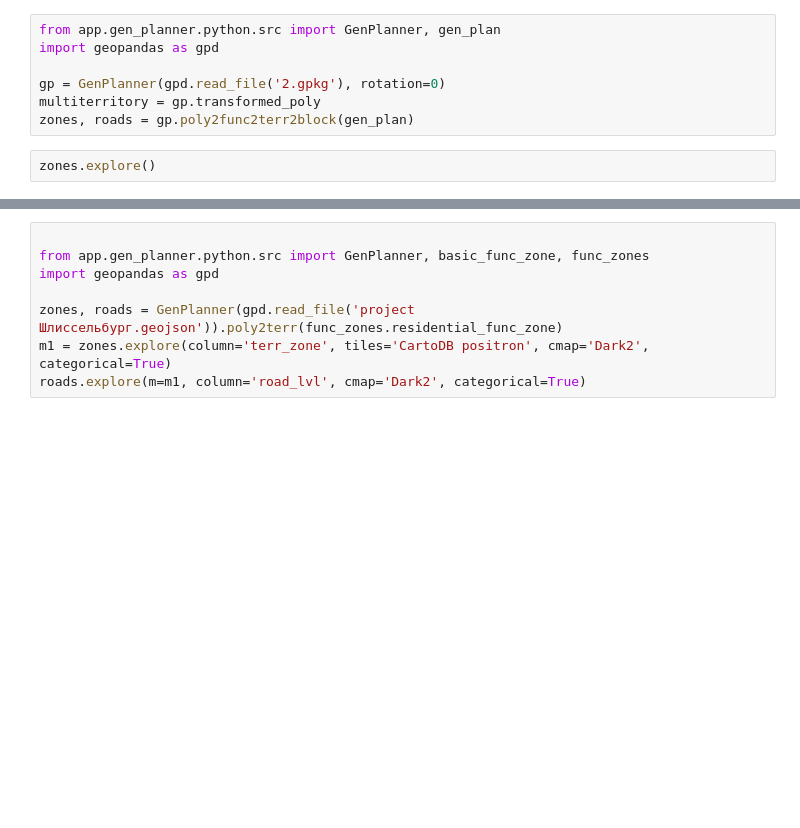
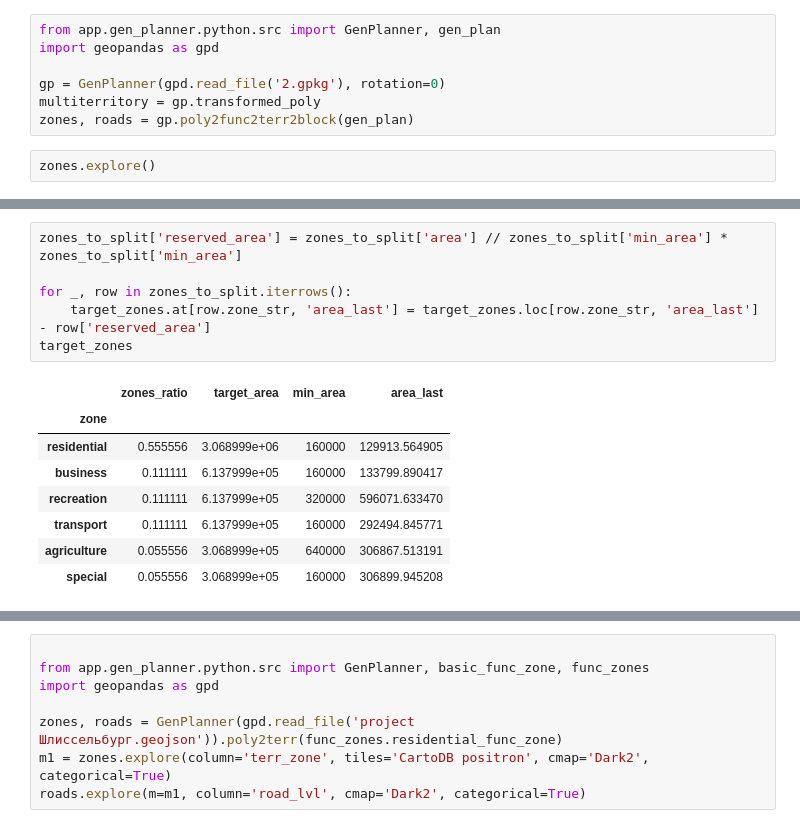
Before and after one commit to IDUclub/GenPlanner, a Jupyter notebook: app/gen_planner/python/src/poisson_sampling.ipynb, the cells around one changed output, grey strips where cells are left out. Cells and saved outputs as stored; diff of their text form; blank space fills up the shorter version.

```diff
--- a/app/gen_planner/python/src/poisson_sampling.ipynb
+++ b/app/gen_planner/python/src/poisson_sampling.ipynb
@@ -163,0 +207,15 @@ roads
+# %%
+zones_to_split['reserved_area'] = zones_to_split['area'] // zones_to_split['min_area'] * zones_to_split['min_area']
+
+for _, row in zones_to_split.iterrows():
+    target_zones.at[row.zone_str, 'area_last'] = target_zones.loc[row.zone_str, 'area_last'] - row['reserved_area']
+target_zones
+# %% [output]
+|  | zones_ratio | target_area | min_area | area_last |
+| zone |  |  |  |  |
+| residential | 0.555556 | 3.068999e+06 | 160000 | 129913.564905 |
+| business | 0.111111 | 6.137999e+05 | 160000 | 133799.890417 |
+| recreation | 0.111111 | 6.137999e+05 | 320000 | 596071.633470 |
+| transport | 0.111111 | 6.137999e+05 | 160000 | 292494.845771 |
+| agriculture | 0.055556 | 3.068999e+05 | 640000 | 306867.513191 |
+| special | 0.055556 | 3.068999e+05 | 160000 | 306899.945208 |
```
Also changed, not shown: parts of 14 cells of this notebook, 3 other files.
